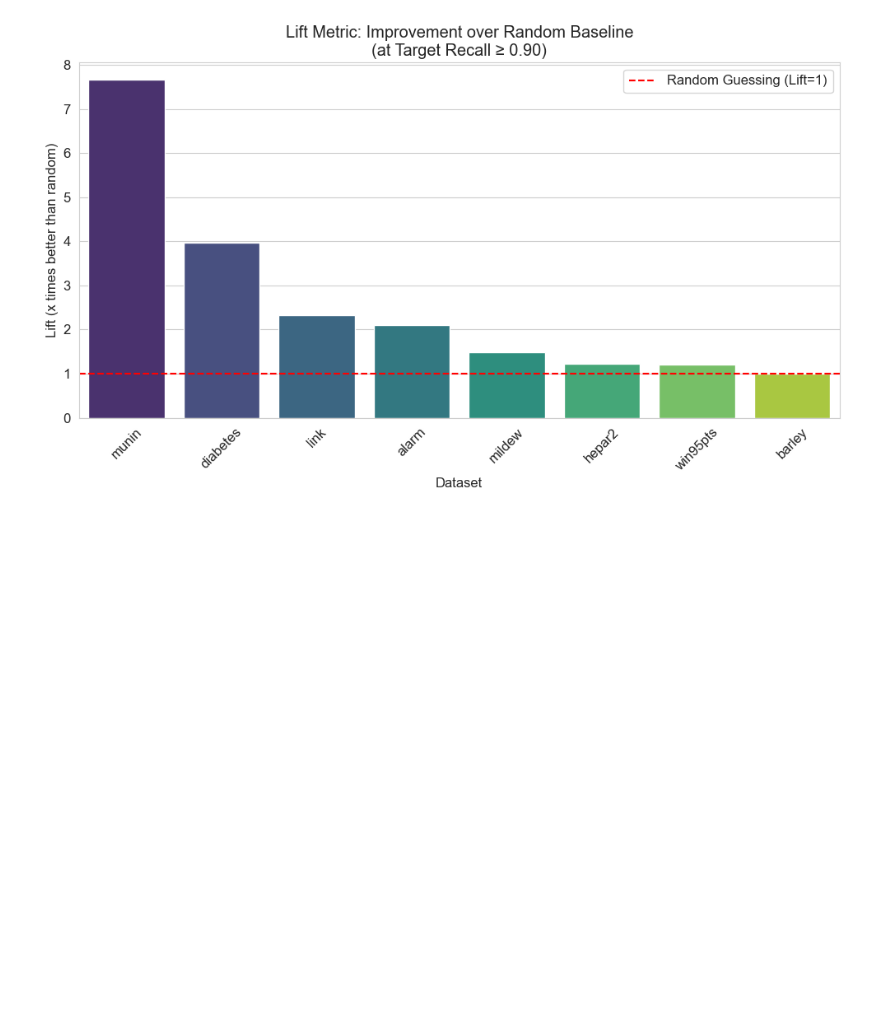
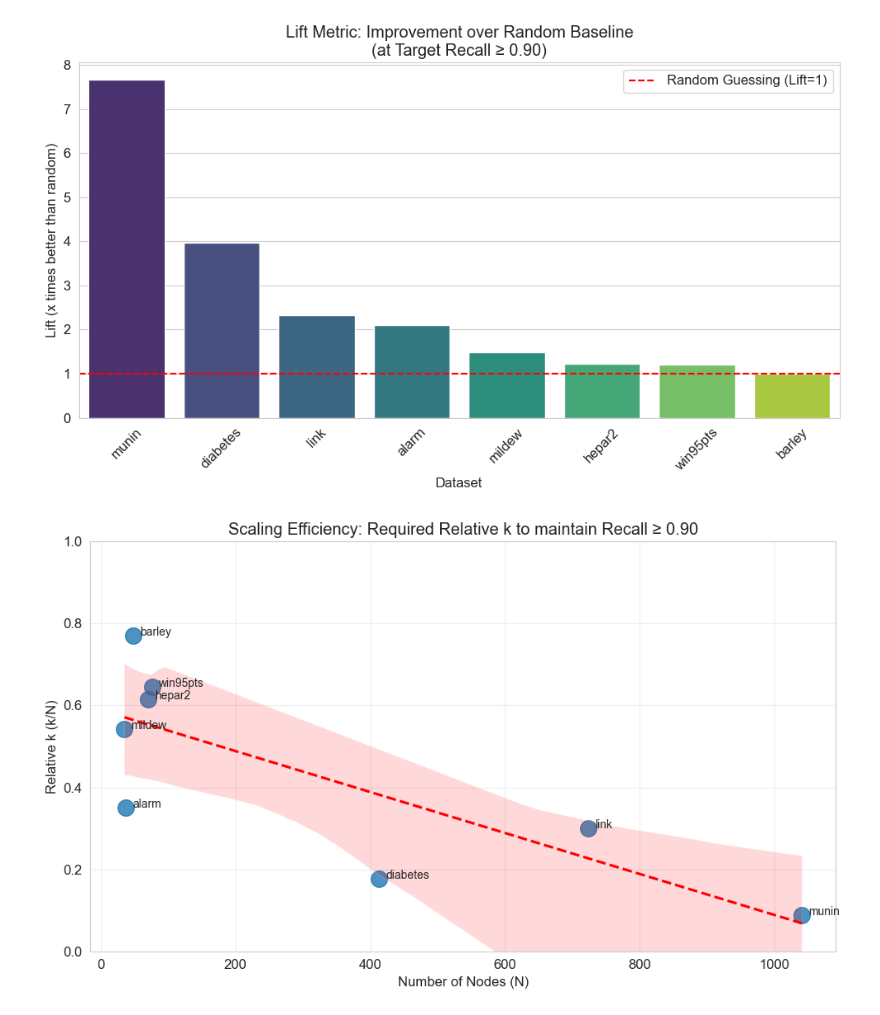
Before and after one commit to Palindromer/CausalEmbed, a Jupyter notebook: notebooks/02_batch_experiments.ipynb, the cells around one changed output. Saved outputs shown, nothing was run; the diff lists cells and outputs as text; code cells hidden in the pictures; blank space fills up the shorter version.

```diff
--- a/notebooks/02_batch_experiments.ipynb
+++ b/notebooks/02_batch_experiments.ipynb
@@ -455,3 +455,23 @@ plt.tight_layout()
 plt.show()
 # %% [output]
 [figure]
+# %%
+# Розраховуємо відносне k для нашої підсумкової таблиці
+df_paper_summary['k_relative'] = df_paper_summary['Selected k'] / df_paper_summary['Nodes']
+
+plt.figure(figsize=(10, 6))
+sns.regplot(data=df_paper_summary, x='Nodes', y='k_relative', scatter_kws={'s':200}, line_kws={'color':'red', 'linestyle':'--'})
+
+# Додаємо підписи датасетів
+for i, row in df_paper_summary.iterrows():
+    plt.text(row['Nodes']+10, row['k_relative'], row['Dataset'], fontsize=10)
+
+plt.title("Scaling Efficiency: Required Relative k to maintain Recall ≥ 0.90")
+plt.xlabel("Number of Nodes (N)")
+plt.ylabel("Relative k (k/N)")
+plt.ylim(0, 1) # Від 0% до 100%
+plt.grid(True, alpha=0.3)
+plt.tight_layout()
+plt.show()
+# %% [output]
+[figure, added]
```
Also changed, not shown: parts of 2 cells of this notebook, 1 other file.
